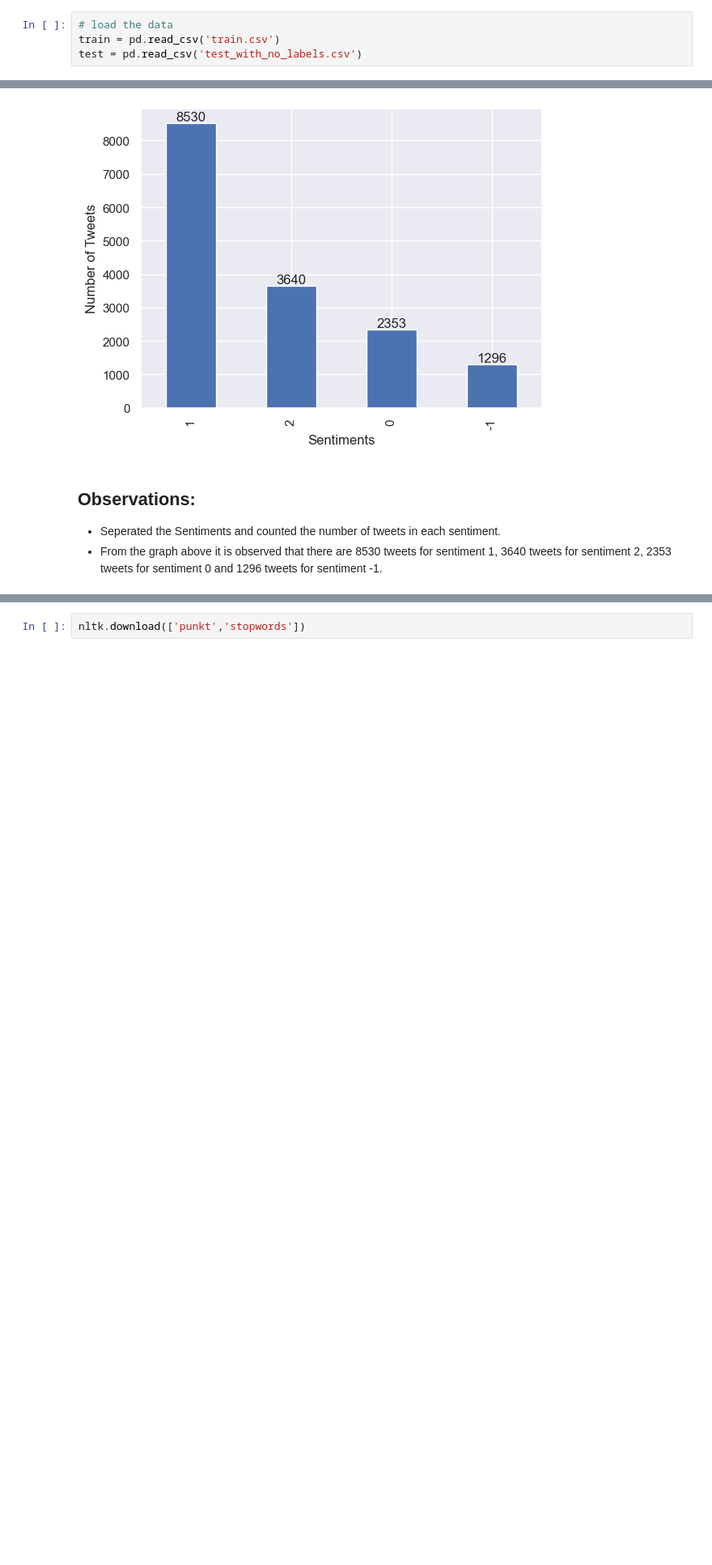
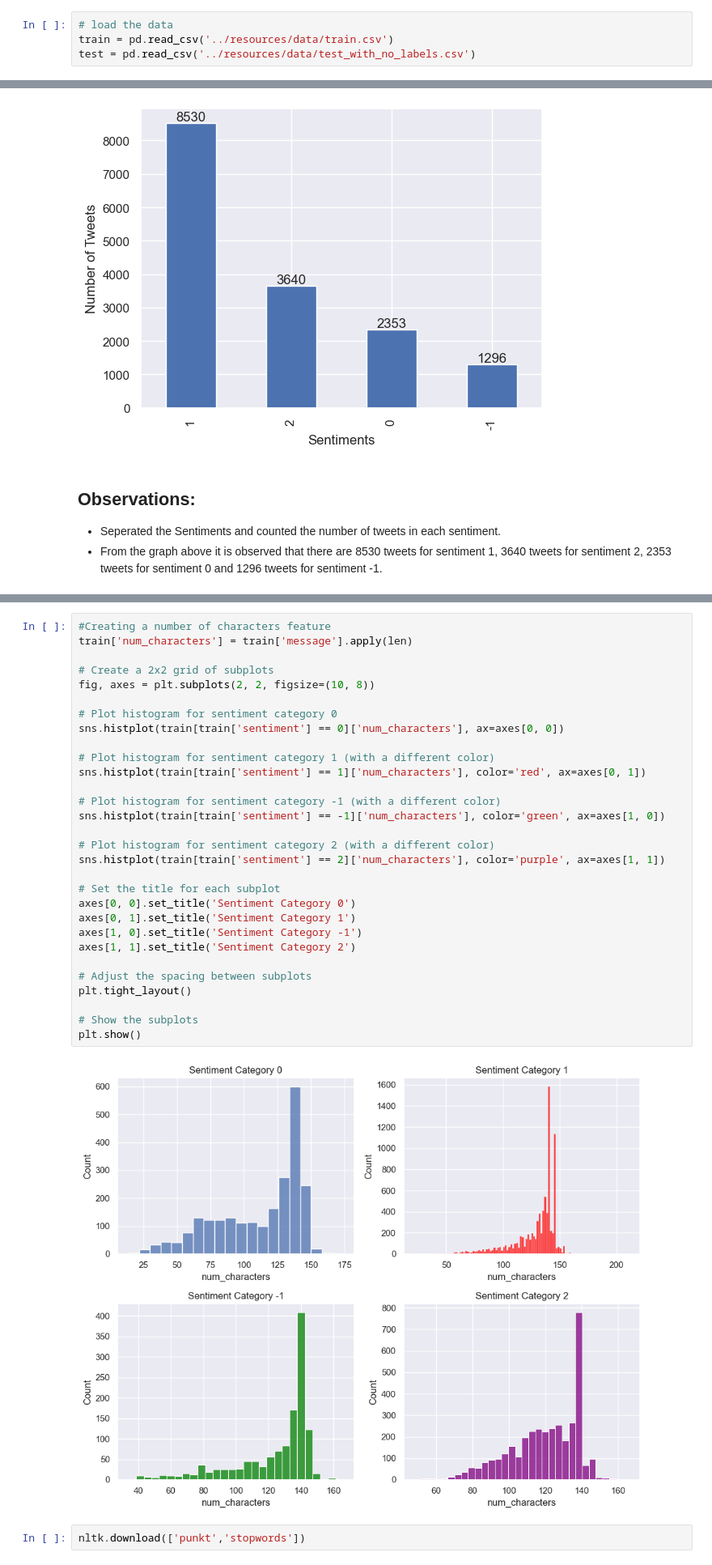
Before and after one commit to Classifix/Classifix, a Jupyter notebook: Advanced_Classification/starter-notebook.ipynb, the cells around one changed output, grey strips where cells are left out. Shown at 81% size. Cells and saved outputs as stored; diff of their text form; blank space fills up the shorter version.

Commit message:
Distribution of the number of Characters

```diff
--- a/Advanced_Classification/starter-notebook.ipynb
+++ b/Advanced_Classification/starter-notebook.ipynb
@@ -119,8 +119,8 @@ sns.set()
 ---
 # %%
 # load the data
-train = pd.read_csv('train.csv')
-test = pd.read_csv('test_with_no_labels.csv')
+train = pd.read_csv('../resources/data/train.csv')
+test = pd.read_csv('../resources/data/test_with_no_labels.csv')
 # %% [markdown]
 <a id="five"></a>
 ## 5. Exploratory Data Analysis (EDA)
@@ -224,3 +226,35 @@ plt.show()
+# %%
+#Creating a number of characters feature
+train['num_characters'] = train['message'].apply(len)
+
+# Create a 2x2 grid of subplots
+fig, axes = plt.subplots(2, 2, figsize=(10, 8))
+
+# Plot histogram for sentiment category 0
+sns.histplot(train[train['sentiment'] == 0]['num_characters'], ax=axes[0, 0])
+
+# Plot histogram for sentiment category 1 (with a different color)
+sns.histplot(train[train['sentiment'] == 1]['num_characters'], color='red', ax=axes[0, 1])
+
+# Plot histogram for sentiment category -1 (with a different color)
+sns.histplot(train[train['sentiment'] == -1]['num_characters'], color='green', ax=axes[1, 0])
+
+# Plot histogram for sentiment category 2 (with a different color)
+sns.histplot(train[train['sentiment'] == 2]['num_characters'], color='purple', ax=axes[1, 1])
+
+# Set the title for each subplot
+axes[0, 0].set_title('Sentiment Category 0')
+axes[0, 1].set_title('Sentiment Category 1')
+axes[1, 0].set_title('Sentiment Category -1')
+axes[1, 1].set_title('Sentiment Category 2')
+
+# Adjust the spacing between subplots
+plt.tight_layout()
+
+# Show the subplots
+plt.show()
+# %% [output]
+[figure, added]
 # %%
 nltk.download(['punkt','stopwords'])
 # %% [output]
```
Also changed, not shown: parts of 1 cell of this notebook.
